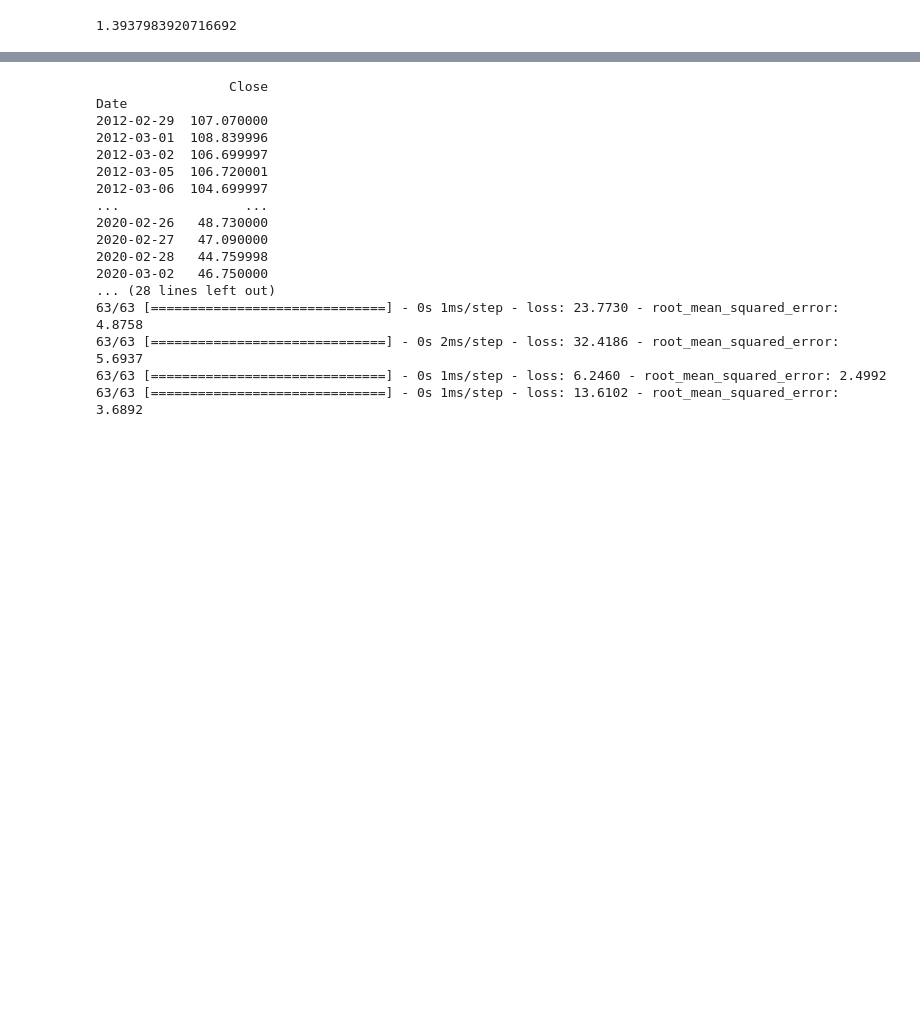
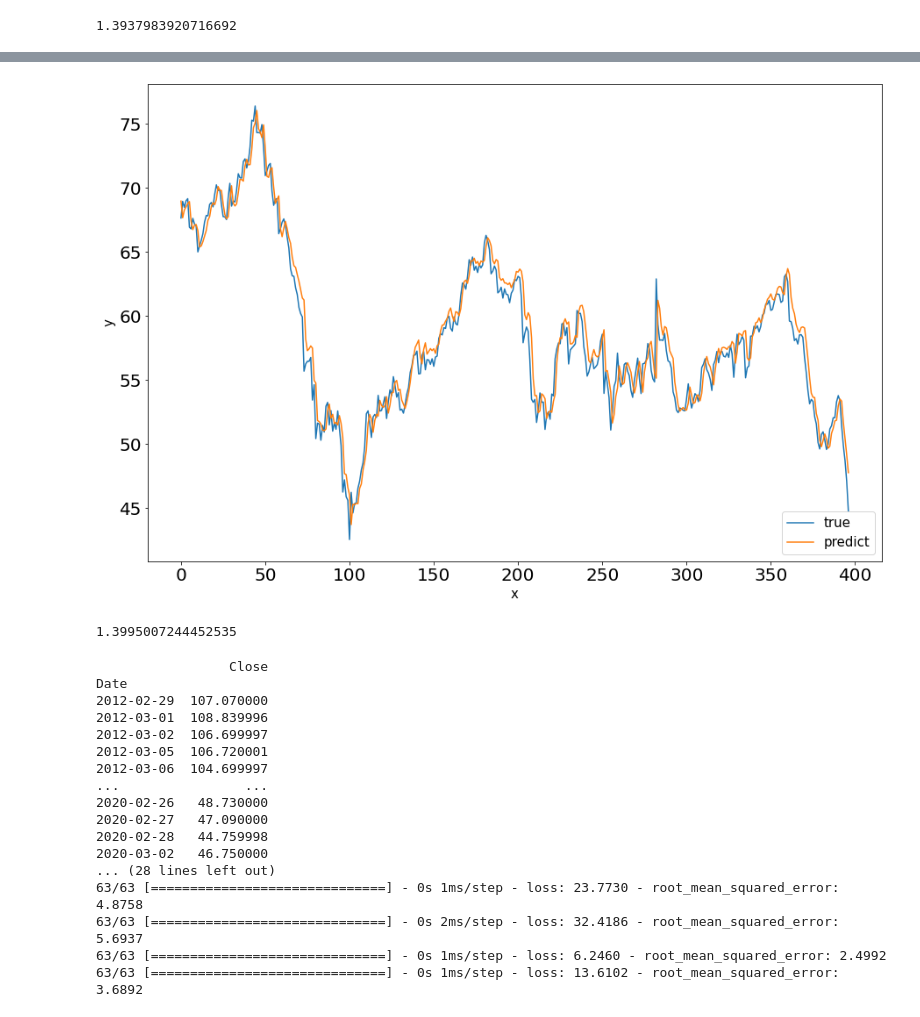
Before and after one commit to raymondcwh/stat4012model, a Jupyter notebook: WTI MLP YF.ipynb, the cells around one changed output, grey strips where cells are left out. Cells and saved outputs as stored; diff of their text form; code cells hidden in the pictures; blank space fills up the shorter version.

```diff
--- a/WTI MLP YF.ipynb
+++ b/WTI MLP YF.ipynb
@@ -164,6 +176,8 @@ end = "2022-03-01"
 oilPrice = yf.download("CL=F", start=start, end=end).loc[:,["Close"]]
 # %% [output]
 [*********************100%***********************]  1 of 1 completed
+# %%
+opecPrice = pd.read_csv("./dataset/OPEC-ORB.csv", index_col=0, parse_dates=True)
 # %%
 facDict = {"Close": ["DX-Y.NYB"], "Volume": ["CL=F"]}
 # facDict = {"Close": ["DX-Y.NYB"]}
@@ -191,6 +205,7 @@ for i in range(1,len(ratesPeriod)):
     fwdRatesDf.iloc[:,i] = (contRatesDf.iloc[:,i]*ratesPeriod[i] - contRatesDf.iloc[:,(i-1)]*ratesPeriod[i-1]) / (ratesPeriod[i] - ratesPeriod[i-1])
 # %%
 oilPrice
+oils = oilPrice.join(opecPrice).ffill()
 oilRates = oilPrice.join(fwdRatesDf)
 oil1yr = oilPrice.join(ratesDf.iloc[:,[3]])
 oilVolCrncy = oilPrice.join(facDf)
@@ -285,0 +301,4 @@ modelP2.RMSE()
+# %%
+dataPO = DataProcessor()
+modelPO = MLP(dataPO.generate_train_test(oils, 5, covid=False, norm=True), batchNorm=[1,2,3], alpha=0)
+modelPO.train()
@@ -286,3 +324,9 @@ modelP2.RMSE()
+# %%
+modelPO.genGraph(l=dataPO.l, h=dataPO.h)
+modelPO.RMSE()
+# %% [output]
+[figure, added]
+1.3995007244452535
 # %%
 dataP2F = DataProcessor()
 modelP2F = MLP(dataP2F.generate_train_test(oilPrice, 5), batchNorm=[1,2,3], alpha=0)
```
Also changed, not shown: parts of 9 cells of this notebook, 5 other files.
